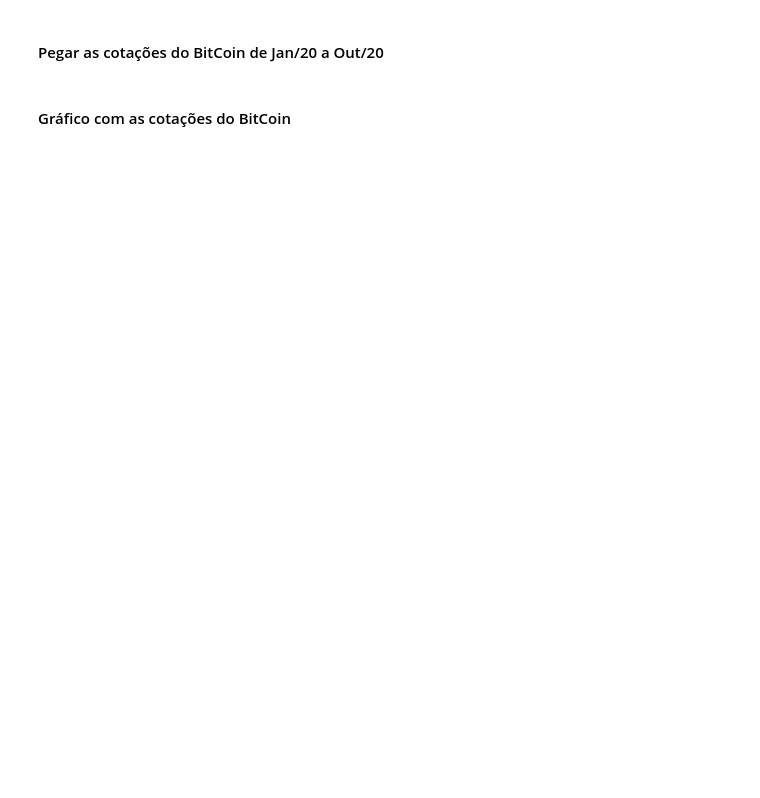
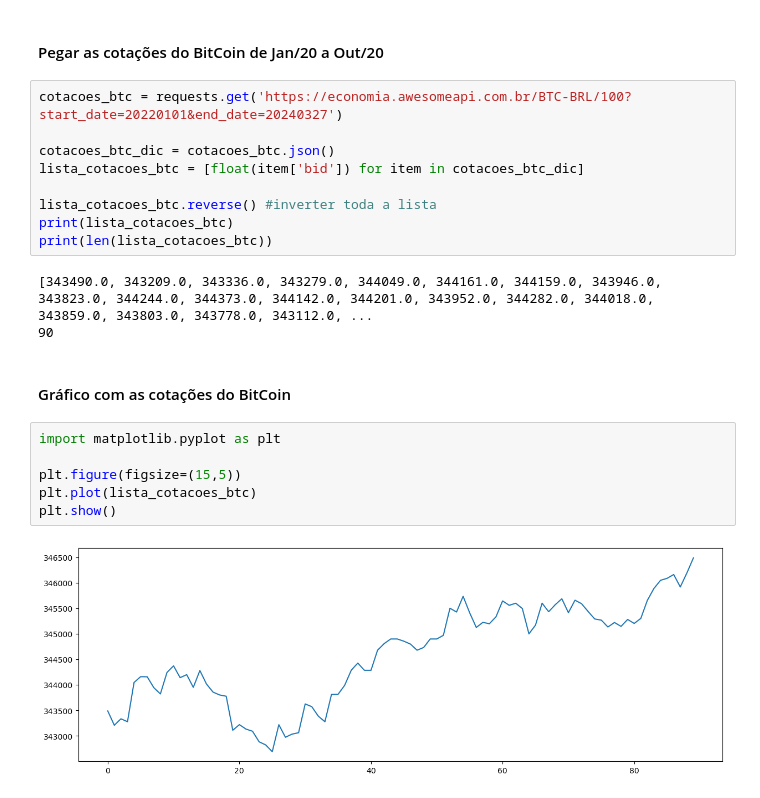
Before and after one commit to sivaldo-almeida1973/JupyterPython, a Jupyter notebook: Python e API 01.ipynb, the cells around one changed output. Saved outputs shown, nothing was run; the diff lists cells and outputs as text; blank space fills up the shorter version.

```diff
--- a/Python e API 01.ipynb
+++ b/Python e API 01.ipynb
@@ -51,4 +51,24 @@ print(lista_cotacoes_dolar)
 # %% [markdown]
 #### Pegar as cotações do BitCoin de Jan/20 a Out/20
+# %%
+cotacoes_btc = requests.get('https://economia.awesomeapi.com.br/BTC-BRL/100?start_date=20220101&end_date=20240327')
+
+cotacoes_btc_dic = cotacoes_btc.json()
+lista_cotacoes_btc = [float(item['bid']) for item in cotacoes_btc_dic]
+
+lista_cotacoes_btc.reverse() #inverter toda a lista
+print(lista_cotacoes_btc)
+print(len(lista_cotacoes_btc))
+# %% [output]
+[343490.0, 343209.0, 343336.0, 343279.0, 344049.0, 344161.0, 344159.0, 343946.0, 343823.0, 344244.0, 344373.0, 344142.0, 344201.0, 343952.0, 344282.0, 344018.0, 343859.0, 343803.0, 343778.0, 343112.0, ...
+90
 # %% [markdown]
 #### Gráfico com as cotações do BitCoin
+# %%
+import matplotlib.pyplot as plt
+
+plt.figure(figsize=(15,5))
+plt.plot(lista_cotacoes_btc)
+plt.show()
+# %% [output]
+[figure, added]
```
Also changed, not shown: parts of 3 cells of this notebook.
